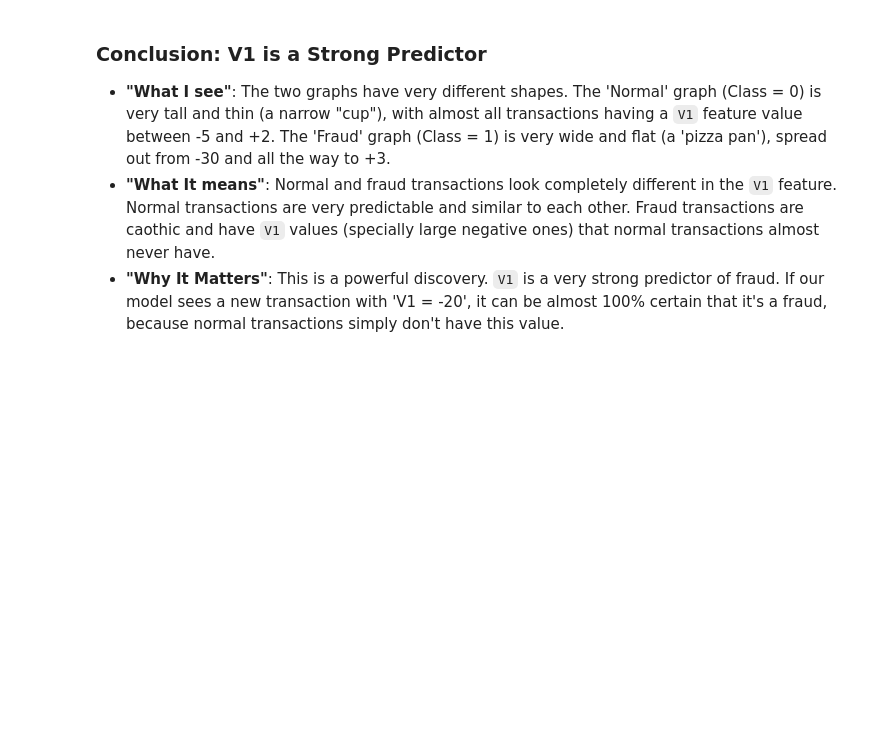
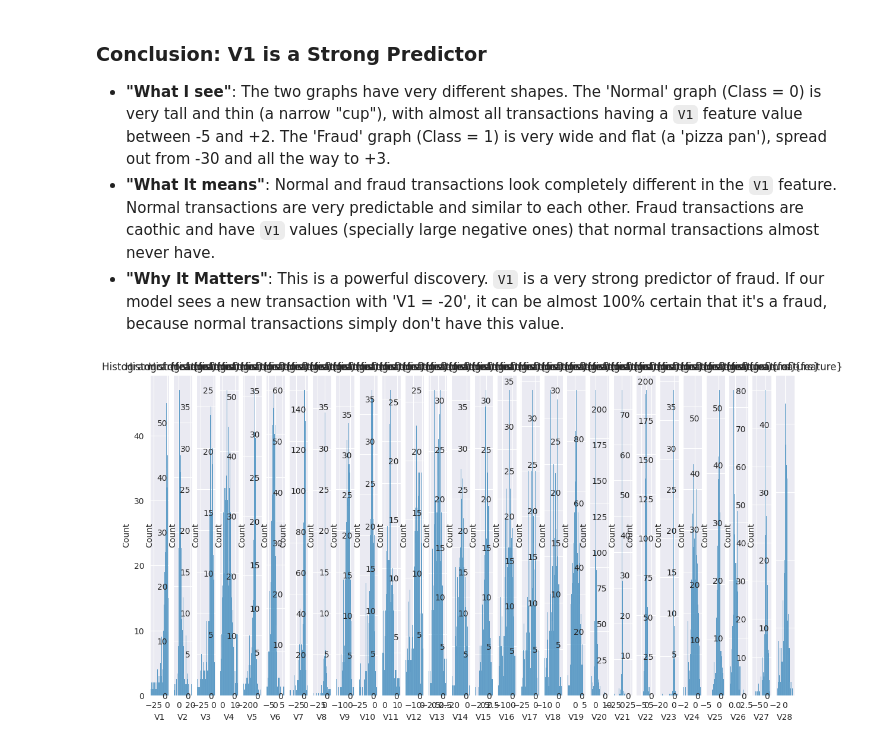
Before and after one commit to bigmath-hub/fin-audit-ai, a Jupyter notebook: fin-audit-ai.ipynb, the cells around one changed output. Cells and saved outputs as stored; diff of their text form; code cells hidden in the pictures; blank space fills up the shorter version.

```diff
--- a/fin-audit-ai.ipynb
+++ b/fin-audit-ai.ipynb
@@ -267,3 +267,31 @@ plt.show()
 * **"What I see"**: The two graphs have very different shapes. The 'Normal' graph (Class = 0) is very tall and thin (a narrow "cup"), with almost all transactions having a `V1` feature value between -5 and +2. The 'Fraud' graph (Class = 1) is very wide and flat (a 'pizza pan'), spread out from -30 and all the way to +3.
 * **"What It means"**: Normal and fraud transactions look completely different in the `V1` feature. Normal transactions are very predictable and similar to each other. Fraud transactions are caothic and have `V1` values (specially large negative ones) that normal transactions almost never have.
 * **"Why It Matters"**: This is a powerful discovery. `V1` is a very strong predictor of fraud. If our model sees a new transaction with 'V1 = -20', it can be almost 100% certain that it's a fraud, because normal transactions simply don't have this value.
+# %%
+# Source - https://stackoverflow.com/questions/19482970/get-a-list-from-pandas-dataframe-column-headers
+# Posted by Simeon Visser
+# Retrieved 2025-11-06, License - CC BY-SA 4.0
+
+v_features = []
+for i in list(df.columns.values):
+    if 'V' in i:
+        v_features.append(i)
+
+# Set the visual style
+sns.set_style('darkgrid')
+
+# Create a single figure for multiple plots
+plt.figure(figsize=(14, 7))
+for i, feature in enumerate(v_features):
+        plt.subplot(1, len(v_features), i + 1) # Create subplots
+        sns.histplot(
+             data=df[df['Class'] == 1],
+             x=feature,
+             bins=50,
+             fill=True
+        )
+        plt.title("Histogram of {feature}")
+
+plt.show()
+# %% [output]
+[figure, added]
```
